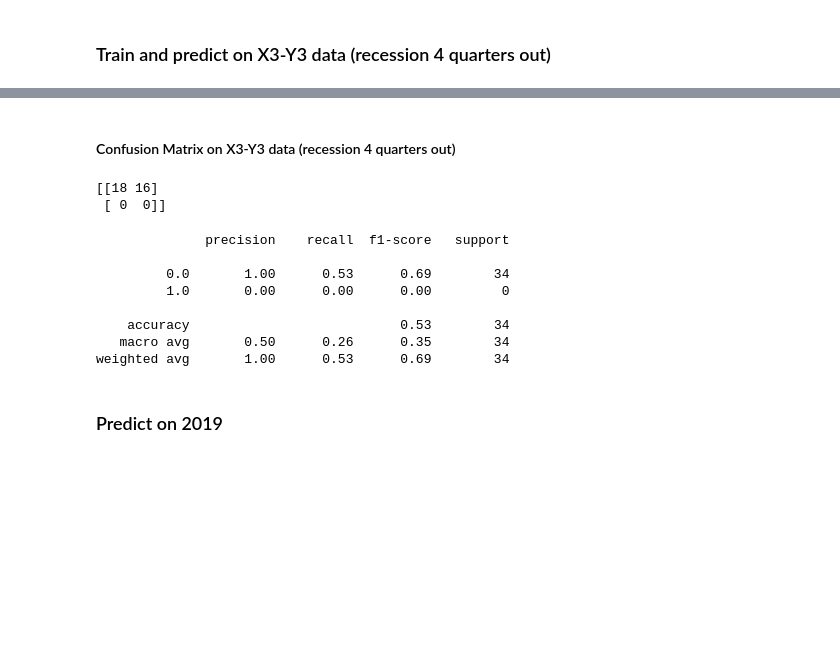
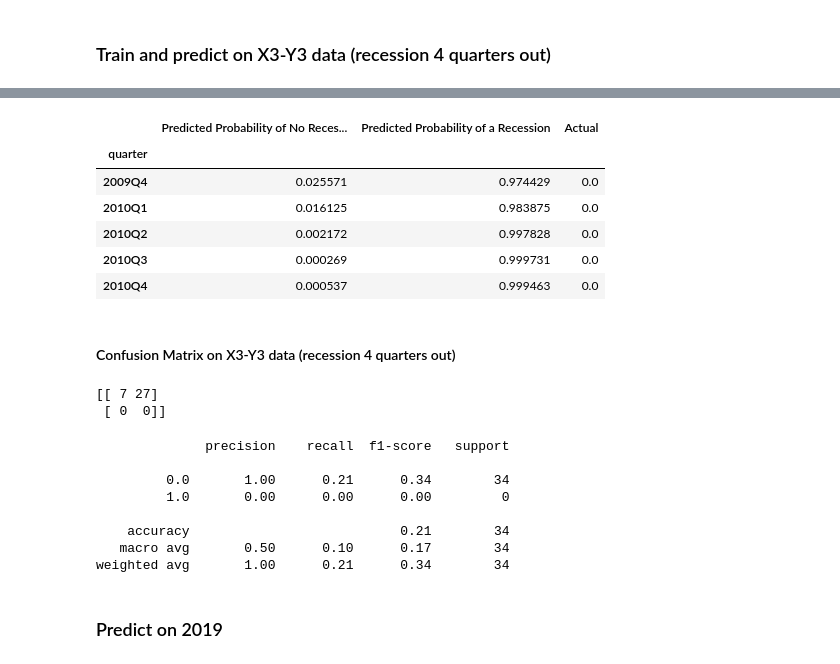
Before and after one commit to lorijta92/machine-learning-predicting-recessions, a Jupyter notebook: RNN_LSTM_unshuffled.ipynb, the cells around one changed output, grey strips where cells are left out. Cells and saved outputs as stored; diff of their text form; code cells hidden in the pictures; blank space fills up the shorter version.

```diff
--- a/RNN_LSTM_unshuffled.ipynb
+++ b/RNN_LSTM_unshuffled.ipynb
@@ -382,31 +408,40 @@ model_loss3, model_accuracy3 = model.evaluate(reshaped_X3_test_scaled, y3_test,
 # %%
 # Make predictions using test data
-predictions3 = model.predict_classes(reshaped_X3_test_scaled)
+predictions3_prob = model.predict_proba(reshaped_X3_test_scaled)
+predictions3_class = model.predict_classes(reshaped_X3_test_scaled)
 # %%
 # Compare results
-four_qtrs_out = pd.DataFrame({"Predicted":predictions3, "Actual":y3_test})
-# four_qtrs_out
+four_qtrs_out = pd.DataFrame({"Predicted Probability of No Recession":predictions3_prob[:,0], "Predicted Probability of a Recession":predictions3_prob[:,1], "Actual":y3_test})
+four_qtrs_out.head()
+# %% [output]
+|  | Predicted Probability of No Reces... | Predicted Probability of a Recession | Actual |
+| quarter |  |  |  |
+| 2009Q4 | 0.025571 | 0.974429 | 0.0 |
+| 2010Q1 | 0.016125 | 0.983875 | 0.0 |
+| 2010Q2 | 0.002172 | 0.997828 | 0.0 |
+| 2010Q3 | 0.000269 | 0.999731 | 0.0 |
+| 2010Q4 | 0.000537 | 0.999463 | 0.0 |
 # %% [markdown]
 #### Confusion Matrix on X3-Y3 data (recession 4 quarters out)
 # %%
 # Create confusion matrix on X3 model
-con_mat = confusion_matrix(y3_test, predictions3)
+con_mat = confusion_matrix(y3_test, predictions3_class)
 print(con_mat)
 # %% [output]
-[[18 16]
+[[ 7 27]
  [ 0  0]]
 # %%
 # Score model
-print(classification_report(y3_test, predictions3))
+print(classification_report(y3_test, predictions3_class))
 # %% [output]
               precision    recall  f1-score   support
 
-         0.0       1.00      0.53      0.69        34
+         0.0       1.00      0.21      0.34        34
          1.0       0.00      0.00      0.00         0
 
-    accuracy                           0.53        34
-   macro avg       0.50      0.26      0.35        34
-weighted avg       1.00      0.53      0.69        34
+    accuracy                           0.21        34
+   macro avg       0.50      0.10      0.17        34
+weighted avg       1.00      0.21      0.34        34
 # %%
 # Save model
 name3 = f"unshuffled-4q-out-{dt.datetime.now()}"
```
Also changed, not shown: parts of 18 cells of this notebook, 1 other file.
